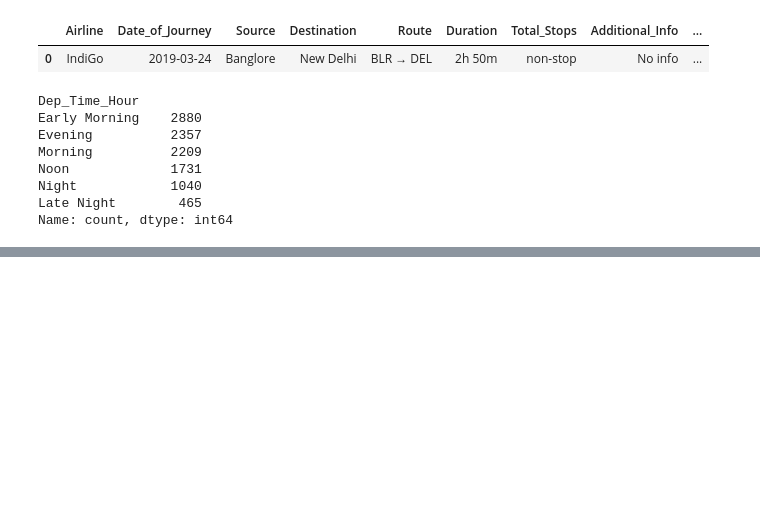
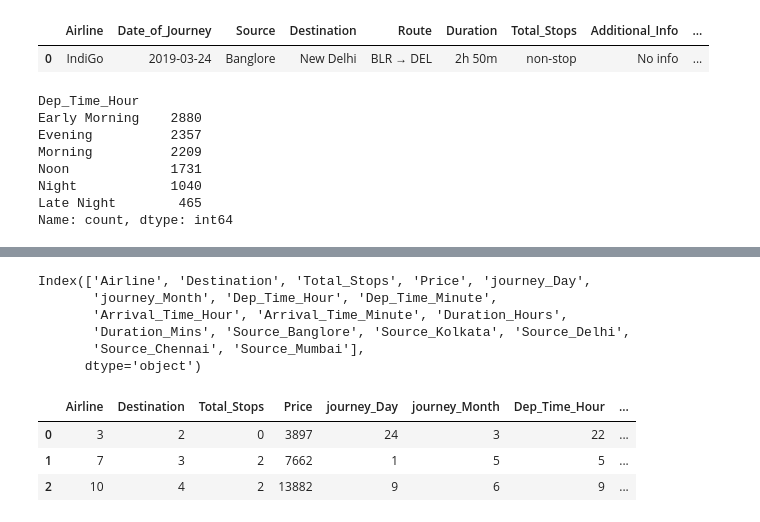
Before and after one commit to itschidera/Flight_Price_Prediction_Model, a Jupyter notebook: Flight_Prediction_model.ipynb, the cells around one changed output, grey strips where cells are left out. Cells and saved outputs as stored; diff of their text form; code cells hidden in the pictures; blank space fills up the shorter version.

```diff
--- a/Flight_Prediction_model.ipynb
+++ b/Flight_Prediction_model.ipynb
@@ -233,0 +361,2 @@ data.head(2)
+# %%
+data['Destination']= data['Destination'].map(dict_dest)
@@ -233,0 +392,4 @@ data.head(2)
+# %%
+stop = {'non-stop':0, '2 stops':2, '1 stop':1, '3 stops':3, '4 stops':4}
+# %%
+data['Total_Stops']= data['Total_Stops'].map(stop)
@@ -233,0 +421,18 @@ data.head(2)
+# %%
+data.drop(columns= ['Date_of_Journey','Additional_Info', 'Duration_total_mins', 'Source','Duration', 'Route','journey_Year'],axis = 1, inplace = True)
+# %%
+data.columns
+# %% [output]
+Index(['Airline', 'Destination', 'Total_Stops', 'Price', 'journey_Day',
+       'journey_Month', 'Dep_Time_Hour', 'Dep_Time_Minute',
+       'Arrival_Time_Hour', 'Arrival_Time_Minute', 'Duration_Hours',
+       'Duration_Mins', 'Source_Banglore', 'Source_Kolkata', 'Source_Delhi',
+       'Source_Chennai', 'Source_Mumbai'],
+      dtype='object')
+# %%
+data.head(3)
+# %% [output]
+|  | Airline | Destination | Total_Stops | Price | journey_Day | journey_Month | Dep_Time_Hour | ... |
+| 0 | 3 | 2 | 0 | 3897 | 24 | 3 | 22 | ... |
+| 1 | 7 | 3 | 2 | 7662 | 1 | 5 | 5 | ... |
+| 2 | 10 | 4 | 2 | 13882 | 9 | 6 | 9 | ... |
```
Also changed, not shown: parts of 34 cells of this notebook.
